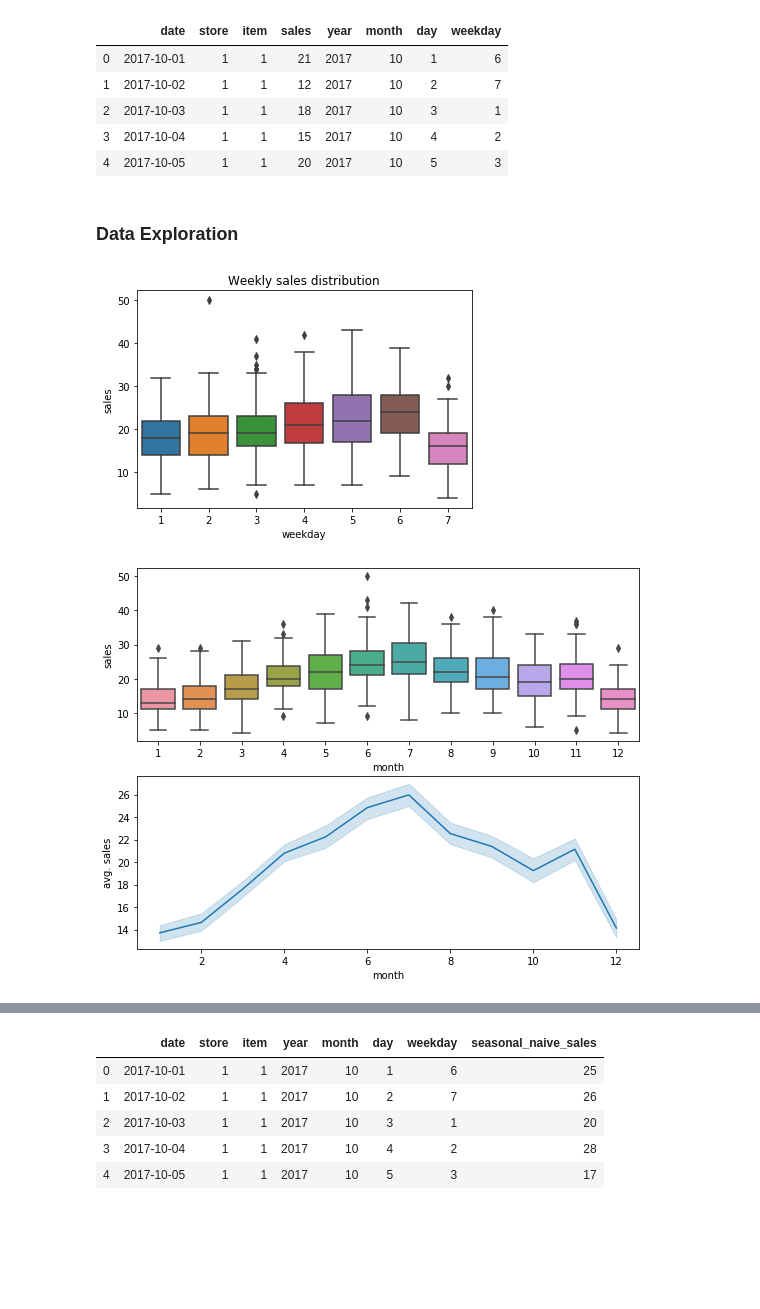
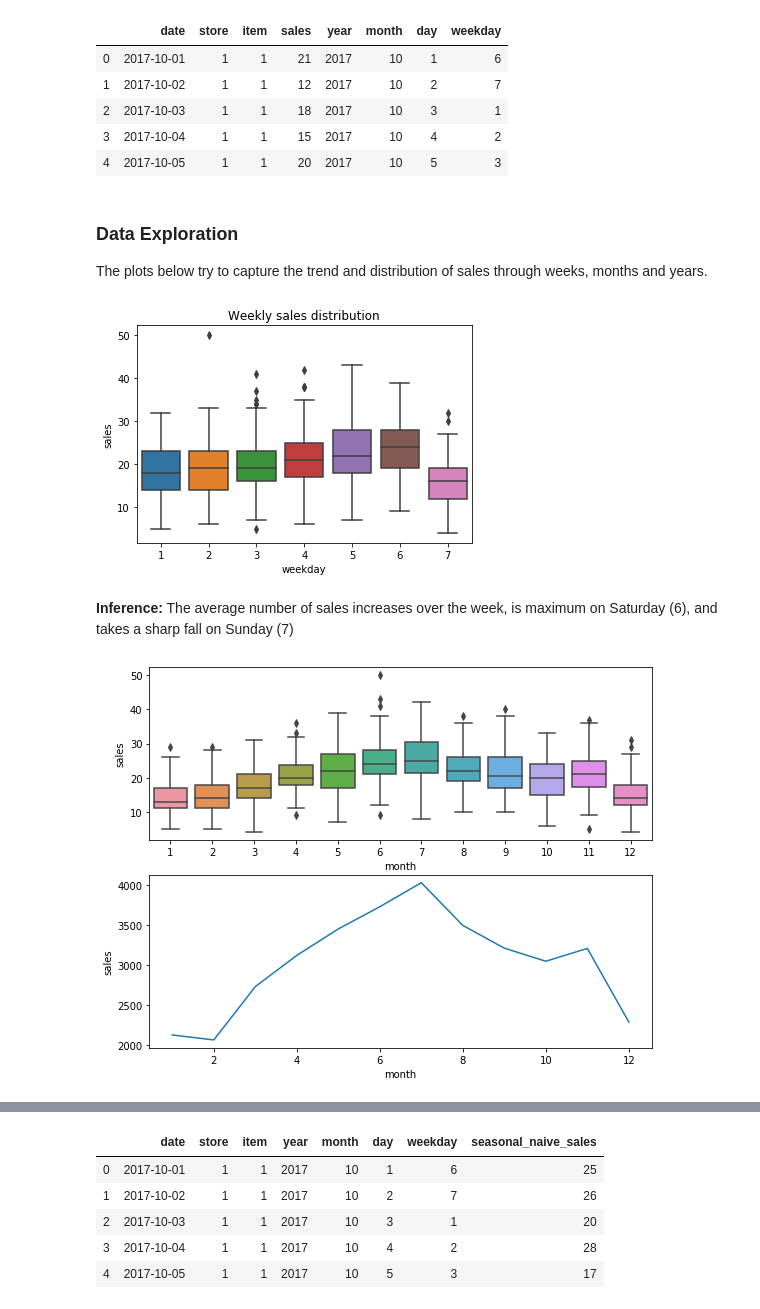
Before and after one commit to akshitvjain/product-sales-forecasting, a Jupyter notebook: notebook-sales-demand-forecasting.ipynb, the cells around one changed output, grey strips where cells are left out. Drawn from its saved outputs; the diff is of its cells as text; code cells hidden in the pictures; blank space fills up the shorter version.

```diff
--- a/notebook-sales-demand-forecasting.ipynb
+++ b/notebook-sales-demand-forecasting.ipynb
@@ -88,17 +104,20 @@ test_df.head()
 | 2 | 2017-10-03 | 1 | 1 | 18 | 2017 | 10 | 3 | 1 |
 | 3 | 2017-10-04 | 1 | 1 | 15 | 2017 | 10 | 4 | 2 |
 | 4 | 2017-10-05 | 1 | 1 | 20 | 2017 | 10 | 5 | 3 |
-# %% [markdown]
-### Data Exploration
+# %% [markdown]
+### Data Exploration
+The plots below try to capture the trend and distribution of sales through weeks, months and years.
 # %%
-plot = sn.boxplot(x='weekday', y='sales', data=train_df)
+plot = sn.boxplot(x='weekday', y='sales', data=df)
 _ = plot.set(title='Weekly sales distribution')
 # %% [output]
-[figure, old version]
+[figure, new version]
+# %% [markdown]
+<b>Inference:</b>  The average number of sales increases over the week, is maximum on Saturday (6), and takes a sharp fall on Sunday (7)
 # %%
+monthly_agg = df.groupby('month')['sales'].sum().reset_index()
 fig, axs = plt.subplots(nrows=2, figsize=(9,7))
-sn.boxplot(x='month', y='sales', data=train_df, ax=axs[0])
-sn.lineplot(x='month', y='sales', data=train_df, ax=axs[1])
-_ = axs[1].set(ylabel='avg. sales')
+sn.boxplot(x='month', y='sales', data=df, ax=axs[0])
+_ = sn.lineplot(x='month', y='sales', data=monthly_agg, ax=axs[1])
 # %% [output]
-[figure, old version]
+[figure, new version]
```
Also changed, not shown: parts of 26 cells of this notebook.
